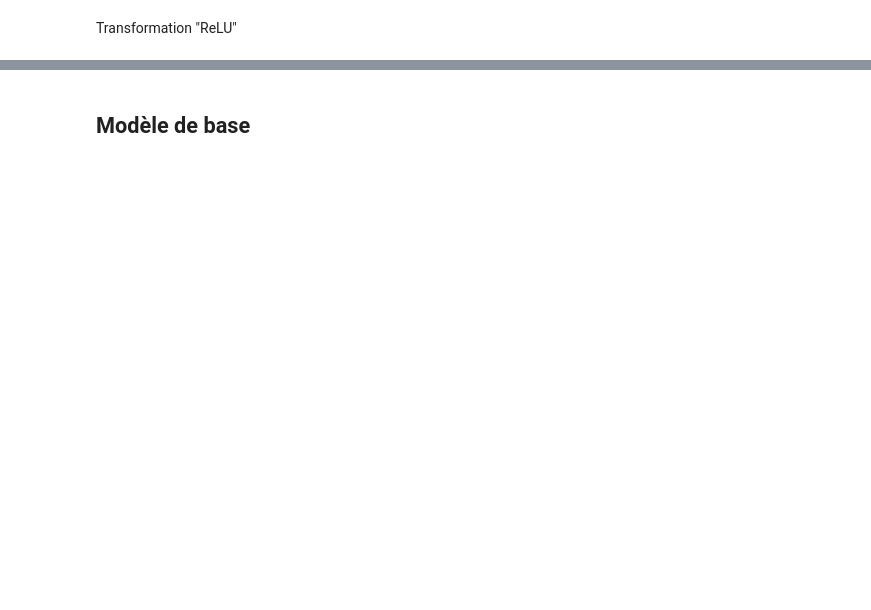
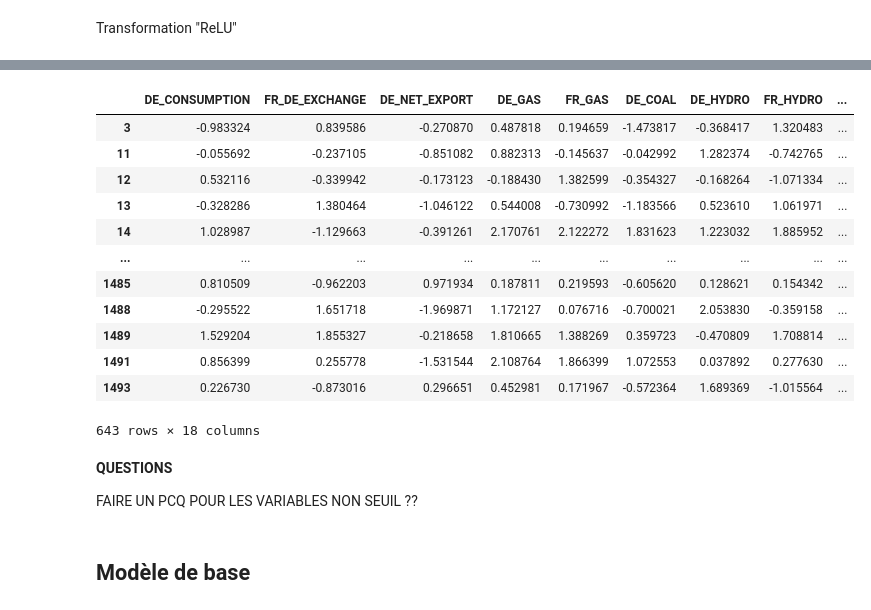
Before and after one commit to margauxgirona/project-ML, a Jupyter notebook: Feature_engineering.ipynb, the cells around one changed output, grey strips where cells are left out. Drawn from its saved outputs; the diff is of its cells as text; code cells hidden in the pictures; blank space fills up the shorter version.

```diff
--- a/Feature_engineering.ipynb
+++ b/Feature_engineering.ipynb
@@ -150,3 +187,23 @@ Parceque coeff de spearman avec la Target > 0.10
+# %%
+df_de
+# %% [output]
+|  | DE_CONSUMPTION | FR_DE_EXCHANGE | DE_NET_EXPORT | DE_GAS | FR_GAS | DE_COAL | DE_HYDRO | FR_HYDRO | ... |
+| 3 | -0.983324 | 0.839586 | -0.270870 | 0.487818 | 0.194659 | -1.473817 | -0.368417 | 1.320483 | ... |
+| 11 | -0.055692 | -0.237105 | -0.851082 | 0.882313 | -0.145637 | -0.042992 | 1.282374 | -0.742765 | ... |
+| 12 | 0.532116 | -0.339942 | -0.173123 | -0.188430 | 1.382599 | -0.354327 | -0.168264 | -1.071334 | ... |
+| 13 | -0.328286 | 1.380464 | -1.046122 | 0.544008 | -0.730992 | -1.183566 | 0.523610 | 1.061971 | ... |
+| 14 | 1.028987 | -1.129663 | -0.391261 | 2.170761 | 2.122272 | 1.831623 | 1.223032 | 1.885952 | ... |
+| ... | ... | ... | ... | ... | ... | ... | ... | ... | ... |
+| 1485 | 0.810509 | -0.962203 | 0.971934 | 0.187811 | 0.219593 | -0.605620 | 0.128621 | 0.154342 | ... |
+| 1488 | -0.295522 | 1.651718 | -1.969871 | 1.172127 | 0.076716 | -0.700021 | 2.053830 | -0.359158 | ... |
+| 1489 | 1.529204 | 1.855327 | -0.218658 | 1.810665 | 1.388269 | 0.359723 | -0.470809 | 1.708814 | ... |
+| 1491 | 0.856399 | 0.255778 | -1.531544 | 2.108764 | 1.866399 | 1.072553 | 0.037892 | 0.277630 | ... |
+| 1493 | 0.226730 | -0.873016 | 0.296651 | 0.452981 | 0.171967 | -0.572364 | 1.689369 | -1.015564 | ... |
+643 rows × 18 columns
+# %% [markdown]
+**QUESTIONS**
+
+FAIRE UN PCQ POUR LES VARIABLES NON SEUIL ??
 # %% [markdown]
 ## Modèle de base
 # %%
```
Also changed, not shown: parts of 14 cells of this notebook.
